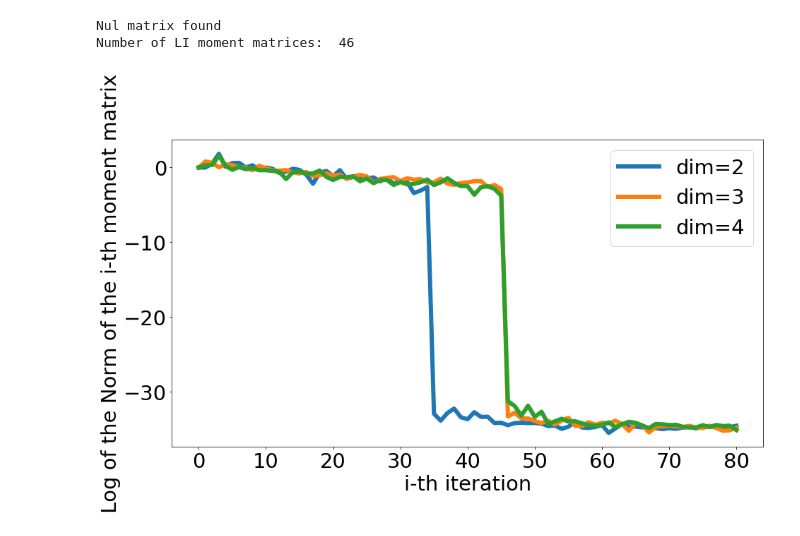
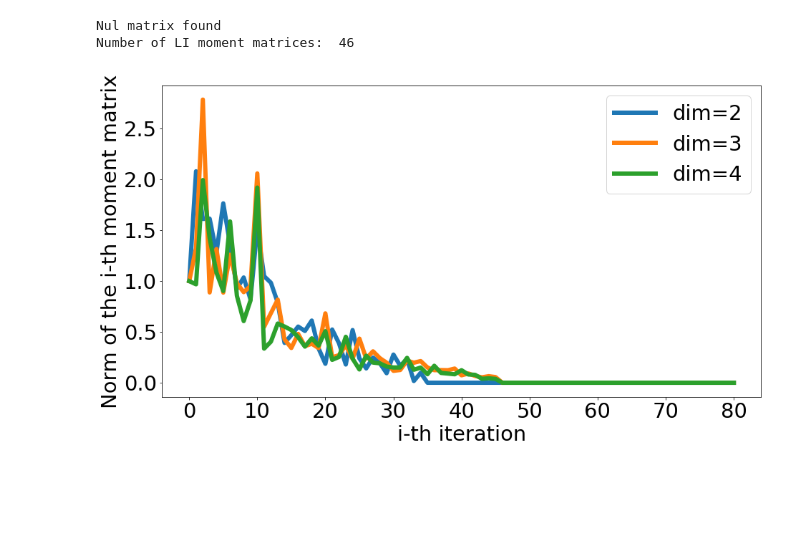
Before and after one commit to adelshb/Bounding-the-dimension-of-quantum-systems-with-sequential-measurements, a Jupyter notebook: script/Gram_Schmidt_Process.ipynb, the cells around one changed output. Cells and saved outputs as stored; diff of their text form; code cells hidden in the pictures; blank space fills up the shorter version.

```diff
--- a/script/Gram_Schmidt_Process.ipynb
+++ b/script/Gram_Schmidt_Process.ipynb
@@ -71,14 +69,14 @@ Number of LI moment matrices:  46
 # %%
 fig = plt.figure(figsize=(15, 8))
 
-plt.plot(np.log(N2), linewidth = 6, zorder=1, label="dim=2")
-plt.plot(np.log(N3), linewidth = 6, zorder=1, label="dim=3")
-plt.plot(np.log(N4), linewidth = 6, zorder=1, label="dim=4")
+plt.plot(N2, linewidth = 6, zorder=1, label="dim=2")
+plt.plot(N3, linewidth = 6, zorder=1, label="dim=3")
+plt.plot(N4, linewidth = 6, zorder=1, label="dim=4")
 
 plt.legend(fontsize=29)
-plt.ylabel('Log of the Norm of the i-th moment matrix', fontsize=29)
+plt.ylabel('Norm of the i-th moment matrix', fontsize=29)
 plt.xlabel('i-th iteration', fontsize=29)
 plt.tick_params(axis='both', labelsize=29)
 plt.show()
 # %% [output]
-[figure, old version]
+[figure, new version]
```
Also changed, not shown: parts of 2 cells of this notebook, 7 other files.
